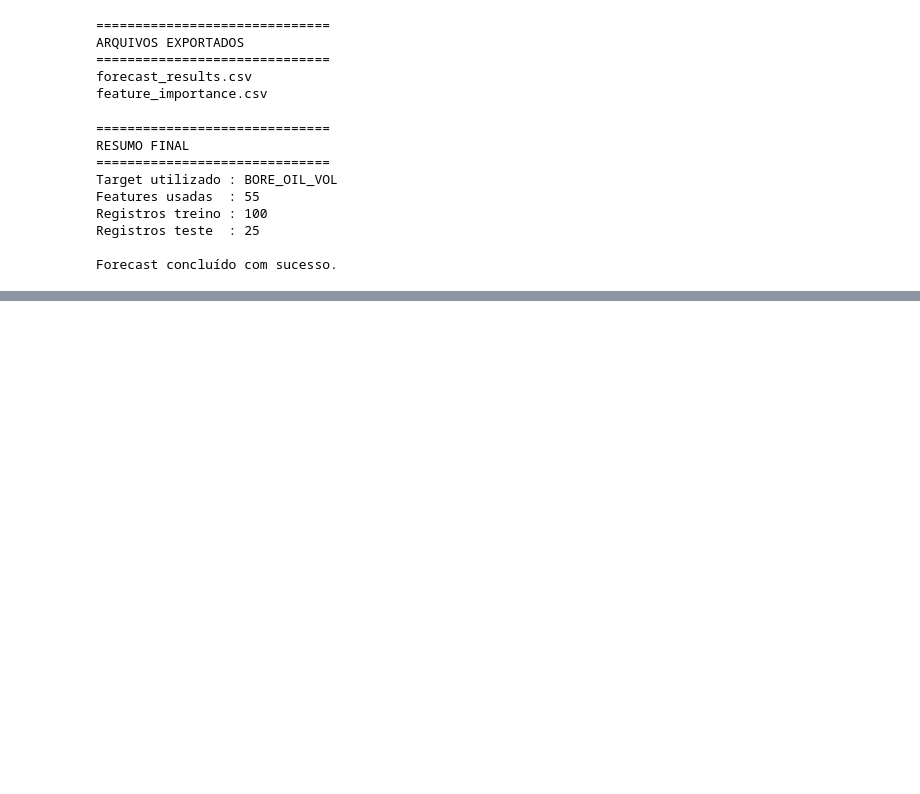
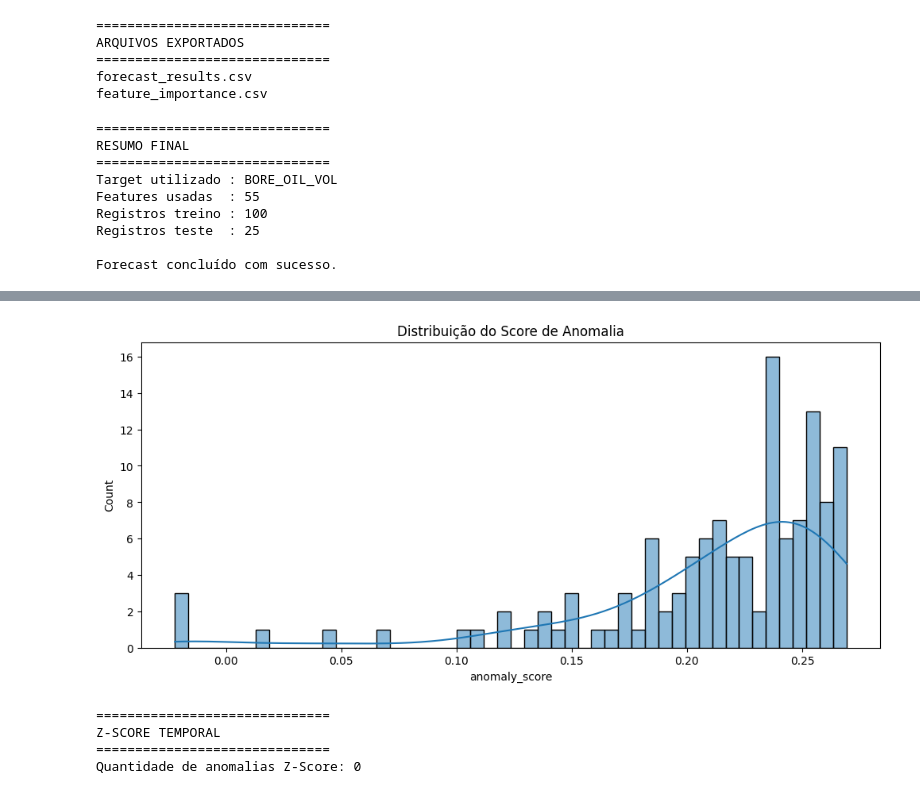
Before and after one commit to marcusvbrangel/production-surveillance, a Jupyter notebook: production_surveillance.ipynb, the cells around one changed output, grey strips where cells are left out. Saved outputs shown, nothing was run; the diff lists cells and outputs as text; code cells hidden in the pictures; blank space fills up the shorter version.

```diff
--- a/production_surveillance.ipynb
+++ b/production_surveillance.ipynb
@@ -3330,0 +3410,10 @@ Prever:
+# %%
+# ============================================================
+# ESCALONAMENTO
+# ============================================================
+
+scaler = StandardScaler()
+
+X_scaled = scaler.fit_transform(X)
+
+print("\nEscalonamento concluído.")
@@ -3330,0 +3562,60 @@ Prever:
+# %%
+# ============================================================
+# DISTRIBUIÇÃO DOS SCORES
+# ============================================================
+
+plt.figure(figsize=(12,5))
+
+sns.histplot(
+
+    df["anomaly_score"],
+    bins=50,
+    kde=True
+
+)
+
+plt.title("Distribuição do Score de Anomalia")
+
+plt.show()
+# %% [output]
+[figure, added]
+# %%
+# ============================================================
+# Z-SCORE TEMPORAL
+# ============================================================
+
+print("\n==============================")
+print("Z-SCORE TEMPORAL")
+print("==============================")
+
+mean_target = df[TARGET].mean()
+
+std_target = df[TARGET].std()
+
+df["zscore"] = (
+
+    (df[TARGET] - mean_target) /
+    std_target
+
+)
+
+# Threshold clássico
+threshold = 3
+
+df["zscore_anomaly"] = (
+
+    np.abs(df["zscore"]) > threshold
+
+)
+
+print(
+
+    f"Quantidade de anomalias Z-Score: "
+    f"{df['zscore_anomaly'].sum()}"
+
+)
+# %% [output]
+==============================
+Z-SCORE TEMPORAL
+==============================
+Quantidade de anomalias Z-Score: 0
```
Also changed, not shown: parts of 53 cells of this notebook.
